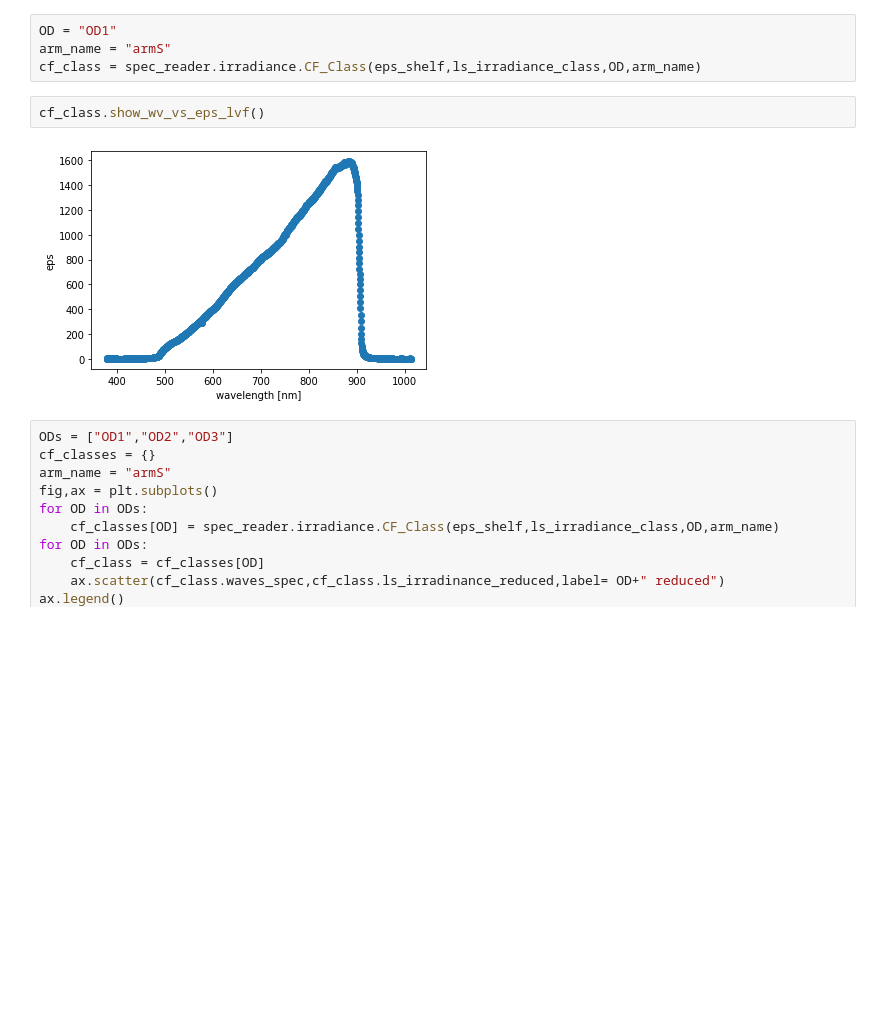
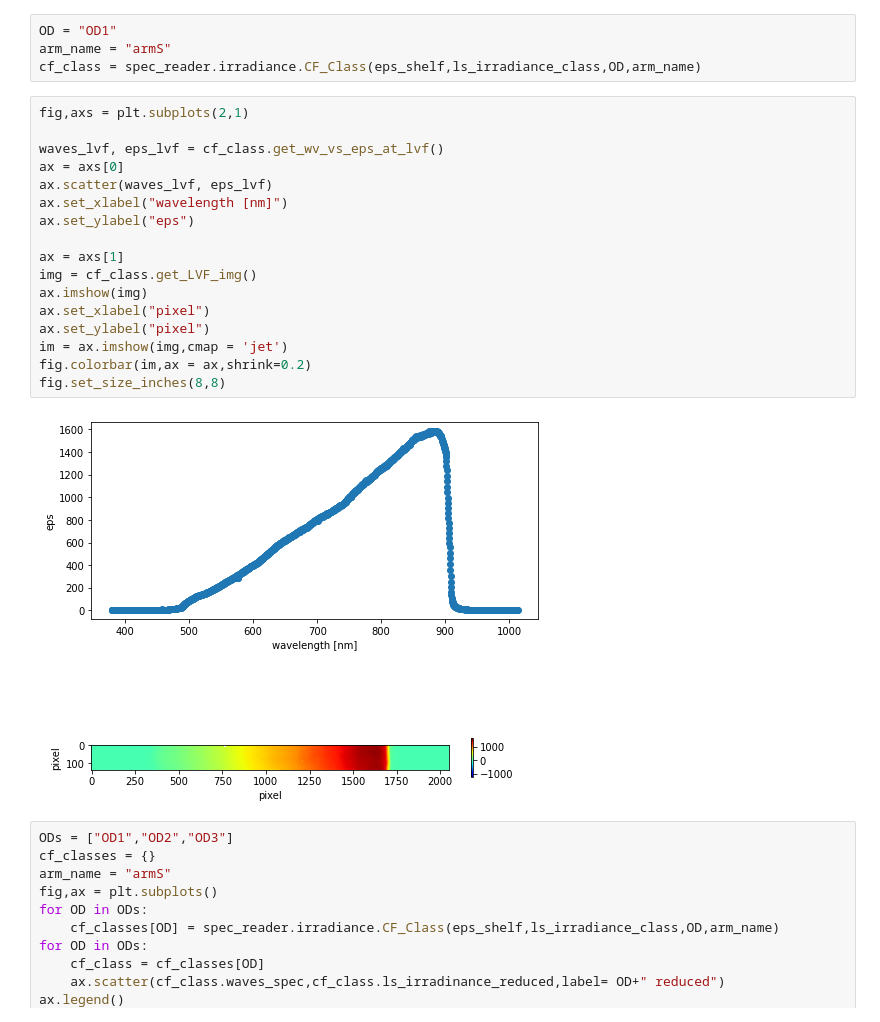
Before and after one commit to RH-REP/CIBER2, a Jupyter notebook: 10_CF.ipynb, the cells around one changed output. Cells and saved outputs as stored; diff of their text form; blank space fills up the shorter version.

```diff
--- a/10_CF.ipynb
+++ b/10_CF.ipynb
@@ -49,9 +48,24 @@ OD = "OD1"
 arm_name = "armS"
 cf_class = spec_reader.irradiance.CF_Class(eps_shelf,ls_irradiance_class,OD,arm_name)
 # %%
-cf_class.show_wv_vs_eps_lvf()
+fig,axs = plt.subplots(2,1)
+
+waves_lvf, eps_lvf = cf_class.get_wv_vs_eps_at_lvf()
+ax = axs[0]
+ax.scatter(waves_lvf, eps_lvf)
+ax.set_xlabel("wavelength [nm]")
+ax.set_ylabel("eps")
+
+ax = axs[1]
+img = cf_class.get_LVF_img()
+ax.imshow(img)
+ax.set_xlabel("pixel")
+ax.set_ylabel("pixel")
+im = ax.imshow(img,cmap = 'jet')
+fig.colorbar(im,ax = ax,shrink=0.2)
+fig.set_size_inches(8,8)
 # %% [output]
-[figure, old version]
+[figure, new version]
 # %%
 ODs = ["OD1","OD2","OD3"]
 cf_classes = {}
```
Also changed, not shown: parts of 8 cells of this notebook, 13 other files.
